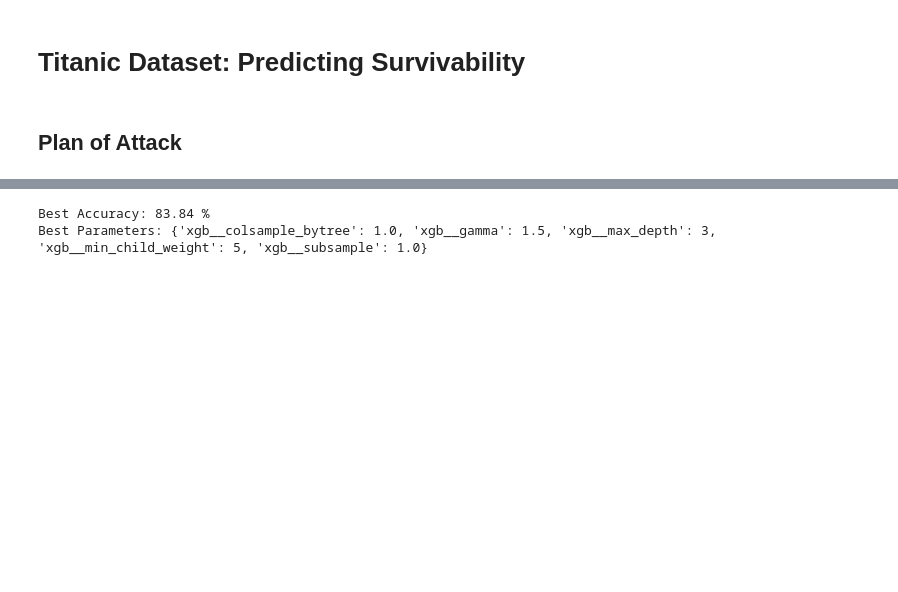
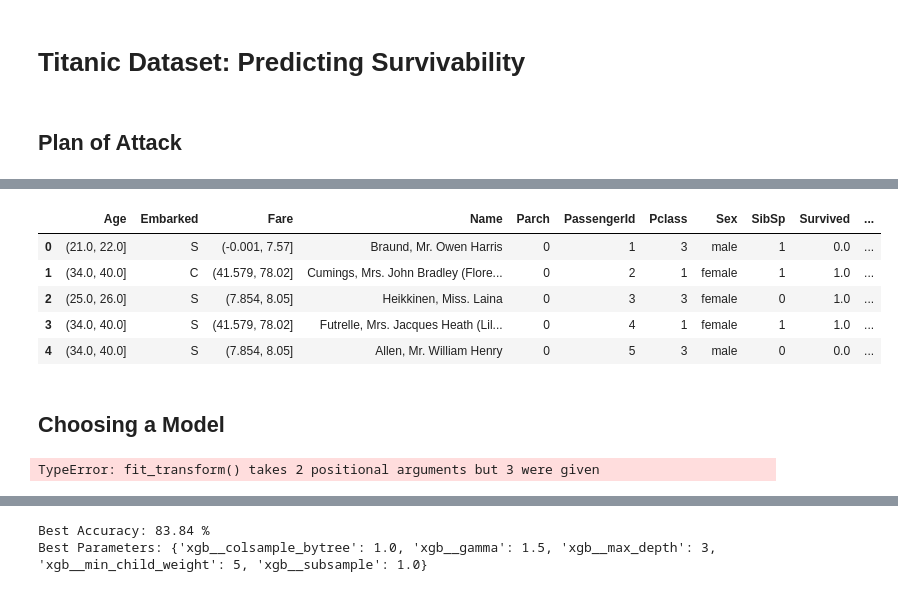
Before and after one commit to arturvilenskiy/data_science_portfolio, a Jupyter notebook: titanic_model.ipynb, the cells around one changed output, grey strips where cells are left out. Saved outputs shown, nothing was run; the diff lists cells and outputs as text; code cells hidden in the pictures; blank space fills up the shorter version.

```diff
--- a/titanic_model.ipynb
+++ b/titanic_model.ipynb
@@ -23,0 +158,2 @@ warnings.filterwarnings('ignore')
+# %%
+train_test['Ticket_Frequency'] = train_test.groupby('Ticket')['Ticket'].transform('count')
@@ -23,0 +162,2 @@ warnings.filterwarnings('ignore')
+# %%
+train_test['Title'] = train_test['Name'].str.split(', ', expand=True)[1].str.split('.', expand=True)[0]
@@ -24 +170,19 @@ warnings.filterwarnings('ignore')
+# %%
+train_test['Married'] = 0
+train_test['Married'].loc[train_test['Title'] == 'Mrs'] = 1
+train_test['Title'] = train_test['Title'].replace(['Mrs', 'Miss', 'Mme', 'Ms', 'Lady', 'Mlle', 'the Countess', 'Dona'], 'Mrs/Miss')
+train_test['Title'] = train_test['Title'].replace(['Don', 'Rev', 'Dr', 'Major', 'Sir', 'Col', 'Capt', 'Jonkheer'], 'Special Title')
+# %%
+train, test = separate_df(train_test)
+# %%
+train.head()
+# %% [output]
+|  | Age | Embarked | Fare | Name | Parch | PassengerId | Pclass | Sex | SibSp | Survived | ... |
+| 0 | (21.0, 22.0] | S | (-0.001, 7.57] | Braund, Mr. Owen Harris | 0 | 1 | 3 | male | 1 | 0.0 | ... |
+| 1 | (34.0, 40.0] | C | (41.579, 78.02] | Cumings, Mrs. John Bradley (Flore... | 0 | 2 | 1 | female | 1 | 1.0 | ... |
+| 2 | (25.0, 26.0] | S | (7.854, 8.05] | Heikkinen, Miss. Laina | 0 | 3 | 3 | female | 0 | 1.0 | ... |
+| 3 | (34.0, 40.0] | S | (41.579, 78.02] | Futrelle, Mrs. Jacques Heath (Lil... | 0 | 4 | 1 | female | 1 | 1.0 | ... |
+| 4 | (34.0, 40.0] | S | (7.854, 8.05] | Allen, Mr. William Henry | 0 | 5 | 3 | male | 0 | 0.0 | ... |
+# %% [markdown]
+## Choosing a Model
 # %%
@@ -48,3 +212,7 @@ randomforest=RandomForestClassifier(random_state=SEED)
 xgb = XGBClassifier(verbosity = 0)
 # Define a list called classifier that contains the tuples (classifier_name, classifier)
 classifiers = [('Logistic Regression', lr),('K Nearest Neighbours', knn),('Classification Tree', dt),('Gaussian Naive Bayes', gaussian_nb),('Random Forest', randomforest), ('XGBoost', xgb)]
+# %%
+preprocessor.fit(X_train)
+# %% [output]
+TypeError: fit_transform() takes 2 positional arguments but 3 were given
```
Also changed, not shown: parts of 44 cells of this notebook.
